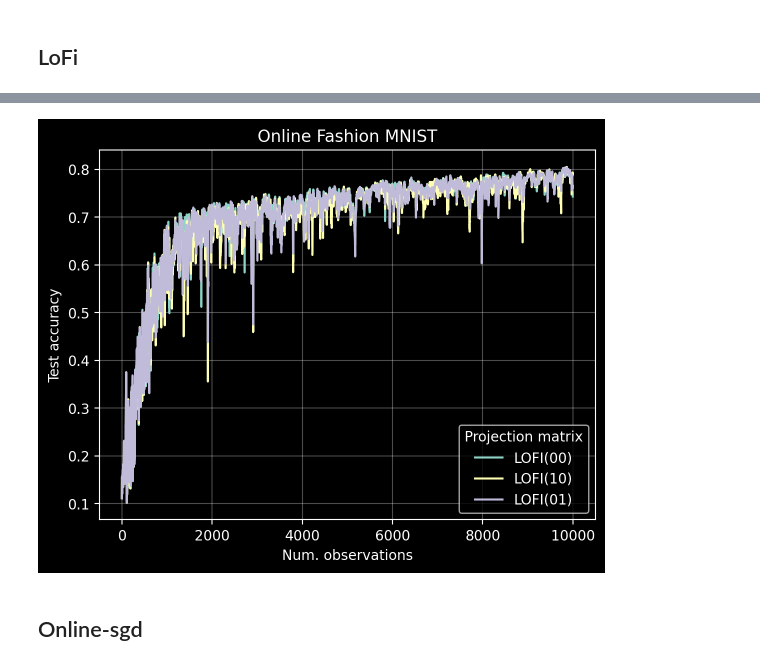
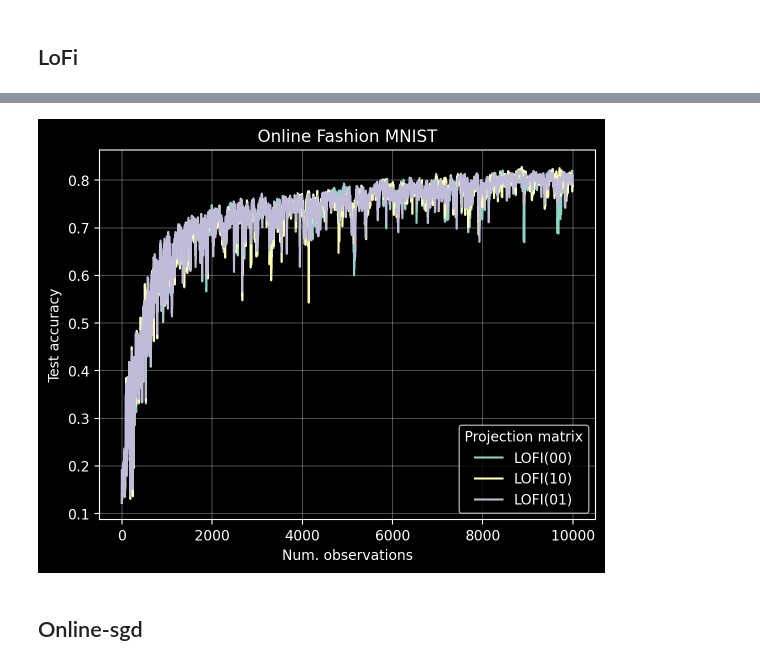
Before and after one commit to gerdm/online-bnn-talk, a Jupyter notebook: notebooks/07-fmnist-comparison.ipynb, the cells around one changed output, grey strips where cells are left out. Cells and saved outputs as stored; diff of their text form; code cells hidden in the pictures.

```diff
--- a/notebooks/07-fmnist-comparison.ipynb
+++ b/notebooks/07-fmnist-comparison.ipynb
@@ -77,10 +77,12 @@ class CNN(nn.Module):
     def __call__(self, x):
         x = x if len(x.shape) > 3 else x[None, :]
         x = nn.Conv(features=6, kernel_size=(5, 5))(x)
-        x = nn.relu(x)
+        # x = nn.relu(x)
+        x = jnp.sin(x)
         x = nn.avg_pool(x, window_shape=(2, 2), strides=(2, 2), padding="VALID")
         x = nn.Conv(features=16, kernel_size=(5, 5), padding="VALID")(x)
-        x = nn.relu(x)
+        # x = nn.relu(x)
+        x = jnp.sin(x)
         x = nn.avg_pool(x, window_shape=(2, 2), strides=(2, 2), padding="VALID")
         x = x.reshape((x.shape[0], -1))  # Flatten
         x = nn.Dense(features=120)(x)
@@ -116,10 +118,10 @@ agent = lofi.MultinomialFilter(
 params = model.init(key, X_train[:100])
 
 
-initial_covariance=5e-3
+initial_covariance = 5e-2
 bel_init = agent.init_bel(params, cov=initial_covariance)
 cfn = partial(callbackfn, agent=agent)
 bel, hist_lofi_00 = agent.scan(bel_init, y_train[:10_000], X_train[:10_000], cfn)
-# bel, hist_lofi = agent.scan(bel_init, y_train[:1_000], X_train[:1_000], cfn)
+# bel, hist_lofi_00 = agent.scan(bel_init, y_train[:1_000], X_train[:1_000], cfn)
 bel = jax.block_until_ready(bel)
 # %% [output]
@@ -134,10 +136,10 @@ agent = lofi.MultinomialFilter(
 )
 params = model.init(key, X_train[:100])
 
-
+initial_covariance = 5e-2
 bel_init = agent.init_bel(params, cov=initial_covariance)
 cfn = partial(callbackfn, agent=agent)
 bel, hist_lofi_10 = agent.scan(bel_init, y_train[:10_000], X_train[:10_000], cfn)
-# bel, hist_lofi = agent.scan(bel_init, y_train[:1_000], X_train[:1_000], cfn)
+# bel, hist_lofi_10 = agent.scan(bel_init, y_train[:1_000], X_train[:1_000], cfn)
 bel = jax.block_until_ready(bel)
 # %% [output]
@@ -163,17 +165,15 @@ Wall time: 45.7 s
 # %%
-plt.plot(pd.Series(hist_lofi_00).ewm(1).mean(), label="LOFI(00)")
-plt.plot(pd.Series(hist_lofi_10).ewm(1).mean(), label="LOFI(10)")
-plt.plot(pd.Series(hist_lofi_01).ewm(1).mean(), label="LOFI(01)")
-# plt.plot(hist_lofi_10, label="LOFI(10)")
-# plt.plot(hist_lofi_01, label="LOFI(01)")
+plt.plot(hist_lofi_00, label="LOFI(00)")
+plt.plot(hist_lofi_10, label="LOFI(10)")
+plt.plot(hist_lofi_01, label="LOFI(01)")
 plt.legend(title="Projection matrix")
 
 plt.xlabel("Num. observations")
 plt.ylabel("Test accuracy")
 plt.title("Online Fashion MNIST")
 plt.grid(alpha=0.3)
 # %% [output]
-[figure, old version]
+[figure, new version]
 # %% [markdown]
 ## Online-sgd
 # %%
```
Also changed, not shown: parts of 8 cells of this notebook.
